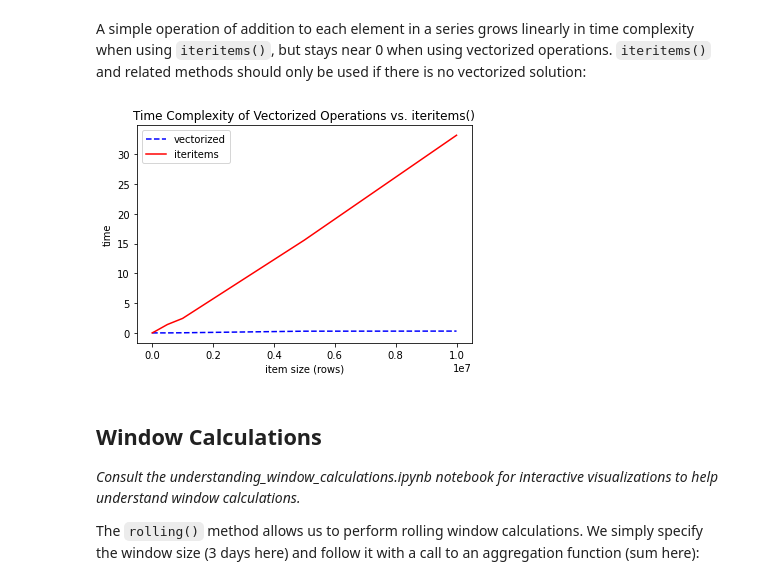
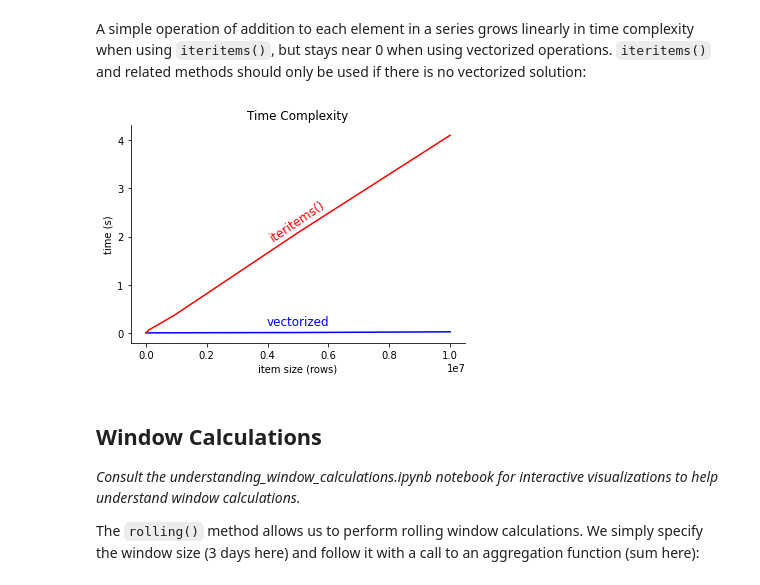
Before and after one commit to stefmolin/Hands-On-Data-Analysis-with-Pandas-2nd-edition, a Jupyter notebook: ch_04/2-dataframe_operations.ipynb, the cells around one changed output. Cells and saved outputs as stored; diff of their text form; code cells hidden in the pictures.

```diff
--- a/ch_04/2-dataframe_operations.ipynb
+++ b/ch_04/2-dataframe_operations.ipynb
@@ -266,39 +250,48 @@ A simple operation of addition to each element in a series grows linearly in tim
 # %%
 import time
 
-import matplotlib.pyplot as plt
 import numpy as np
 import pandas as pd
 
 np.random.seed(0)
 
 vectorized_results = {}
 iteritems_results = {}
 
 for size in [10, 100, 1000, 10000, 100000, 500000, 1000000, 5000000, 10000000]:
+    # set of numbers to use
     test = pd.Series(np.random.uniform(size=size))
 
+    # time the vectorized operation
     start = time.time()
     x = test + 10
     end = time.time()
     vectorized_results[size] = end - start
 
+    # time the operation with `iteritems()`
     start = time.time()
     x = []
     for i, v in test.iteritems():
         x.append(v + 10)
     x = pd.Series(x)
     end = time.time()
     iteritems_results[size] = end - start
 
-pd.DataFrame(
+results = pd.DataFrame(
     [pd.Series(vectorized_results, name='vectorized'), pd.Series(iteritems_results, name='iteritems')]
-).T.plot(title='Time Complexity of Vectorized Operations vs. iteritems()', style=['--b','-r'])
-plt.xlabel('item size (rows)')
-plt.ylabel('time')
-plt.show()
+).T
+
+# plotting
+ax = results.plot(title='Time Complexity', color=['blue', 'red'], legend=False)
+
+# formatting
+ax.set(xlabel='item size (rows)', ylabel='time (s)')
+ax.text(0.5e7, iteritems_results[0.5e7] * .9, 'iteritems()', rotation=34, color='red', fontsize=12, ha='center', va='bottom')
+ax.text(0.5e7, vectorized_results[0.5e7], 'vectorized', color='blue', fontsize=12, ha='center', va='bottom')
+for spine in ['top', 'right']:
+    ax.spines[spine].set_visible(False)
 # %% [output]
-[figure, old version]
+[figure, new version]
 # %% [markdown]
 ## Window Calculations
 *Consult the understanding_window_calculations.ipynb notebook for interactive visualizations to help understand window calculations.*
```
Also changed, not shown: parts of 10 cells of this notebook, 1 other file.
